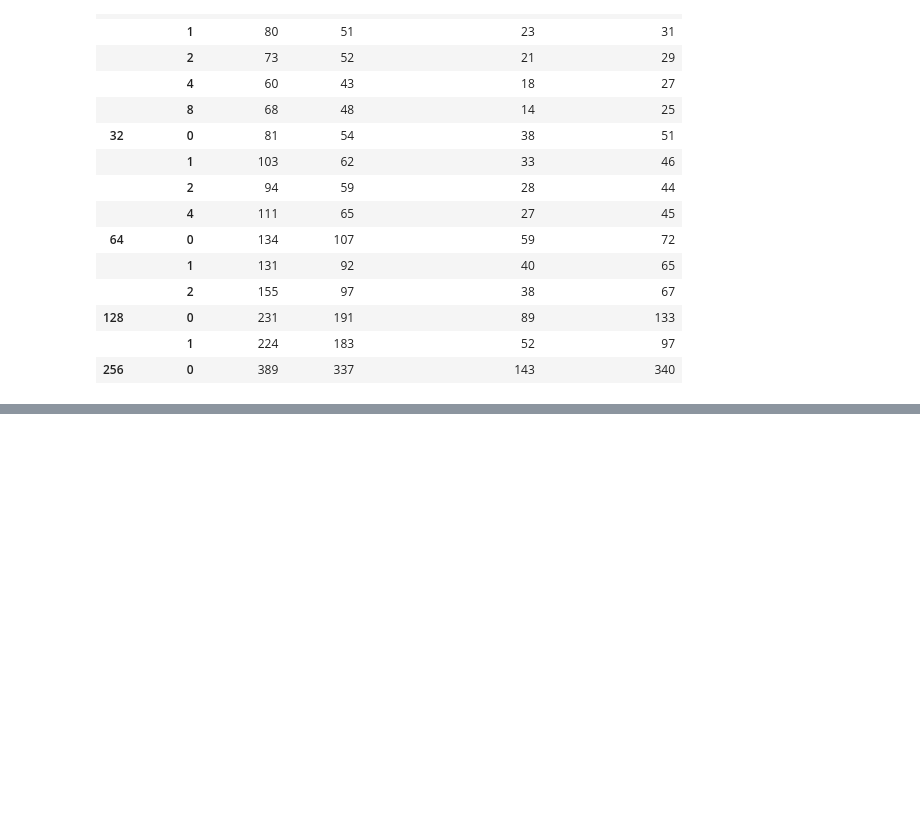
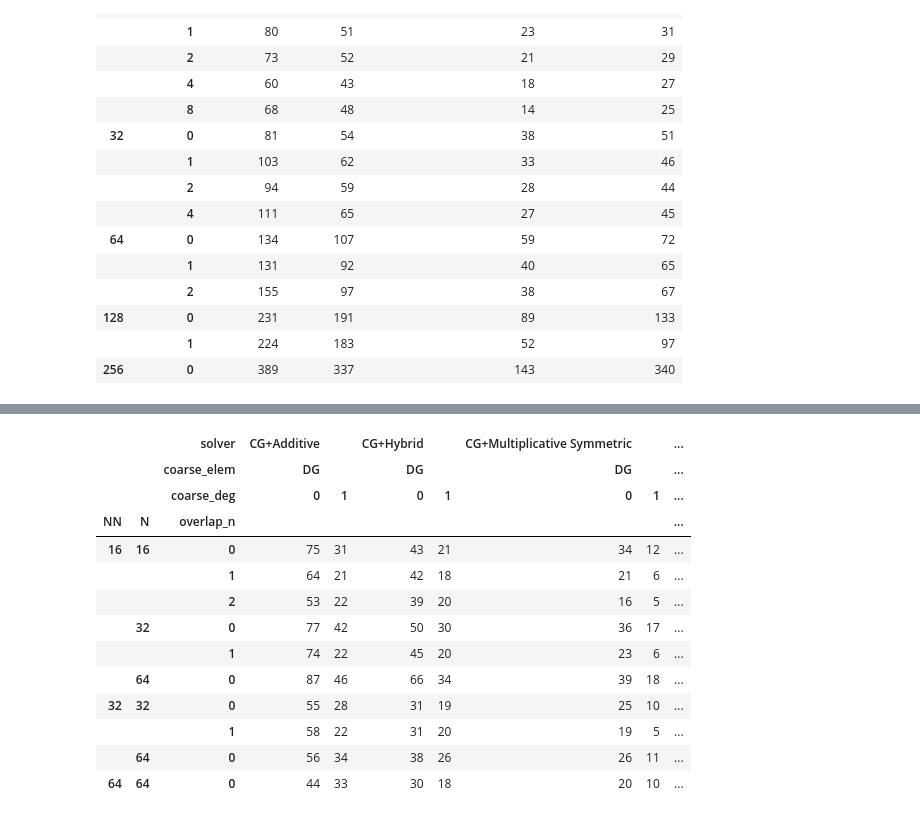
Before and after one commit to mgr0dzicki/dd-solvers, a Jupyter notebook: experiments/analyze_overlap.ipynb, the cells around one changed output, grey strips where cells are left out. Saved outputs shown, nothing was run; the diff lists cells and outputs as text; code cells hidden in the pictures; blank space fills up the shorter version.

```diff
--- a/experiments/analyze_overlap.ipynb
+++ b/experiments/analyze_overlap.ipynb
@@ -96,3 +96,7 @@ df[(df.NN == 16) & (df.n == 256) & (df.coefficient == "solvers checkerboard")].p
 # Neumann-Neumann?
 # Spojrzeć na https://drive.google.com/drive/u/2/folders/1x0mXSbO1OSXAdE9AR1jE-mJWURbmpuUv dobre wyniki?
 # co jest dla nieciągłego współczynnika z overlapem?
+# %%
+df2 = pd.read_csv("overlapping_schwarz_results_coarse.csv")
+df2["solver"] = df2["solver"] + "+" + df2["preconditioner"]
+df2
@@ -98,0 +117,22 @@ df[(df.NN == 16) & (df.n == 256) & (df.coefficient == "solvers checkerboard")].p
+# %%
+df2[(df2["coefficient"] == "constant") & (df2["coarse_elem"] == "DG")].pivot_table(
+    values="iterations",
+    columns=["solver", "coarse_elem", "coarse_deg"],
+    index=["NN", "N", "overlap_n"],
+    aggfunc="min",
+).astype(int)
+# %% [output]
+|  |  | solver | CG+Additive |  | CG+Hybrid |  | CG+Multiplicative Symmetric |  | ... |
+|  |  | coarse_elem | DG |  | DG |  | DG |  | ... |
+|  |  | coarse_deg | 0 | 1 | 0 | 1 | 0 | 1 | ... |
+| NN | N | overlap_n |  |  |  |  |  |  | ... |
+| 16 | 16 | 0 | 75 | 31 | 43 | 21 | 34 | 12 | ... |
+|  |  | 1 | 64 | 21 | 42 | 18 | 21 | 6 | ... |
+|  |  | 2 | 53 | 22 | 39 | 20 | 16 | 5 | ... |
+|  | 32 | 0 | 77 | 42 | 50 | 30 | 36 | 17 | ... |
+|  |  | 1 | 74 | 22 | 45 | 20 | 23 | 6 | ... |
+|  | 64 | 0 | 87 | 46 | 66 | 34 | 39 | 18 | ... |
+| 32 | 32 | 0 | 55 | 28 | 31 | 19 | 25 | 10 | ... |
+|  |  | 1 | 58 | 22 | 31 | 20 | 19 | 5 | ... |
+|  | 64 | 0 | 56 | 34 | 38 | 26 | 26 | 11 | ... |
+| 64 | 64 | 0 | 44 | 33 | 30 | 18 | 20 | 10 | ... |
```
Also changed, not shown: parts of 2 cells of this notebook, 4 other files.
